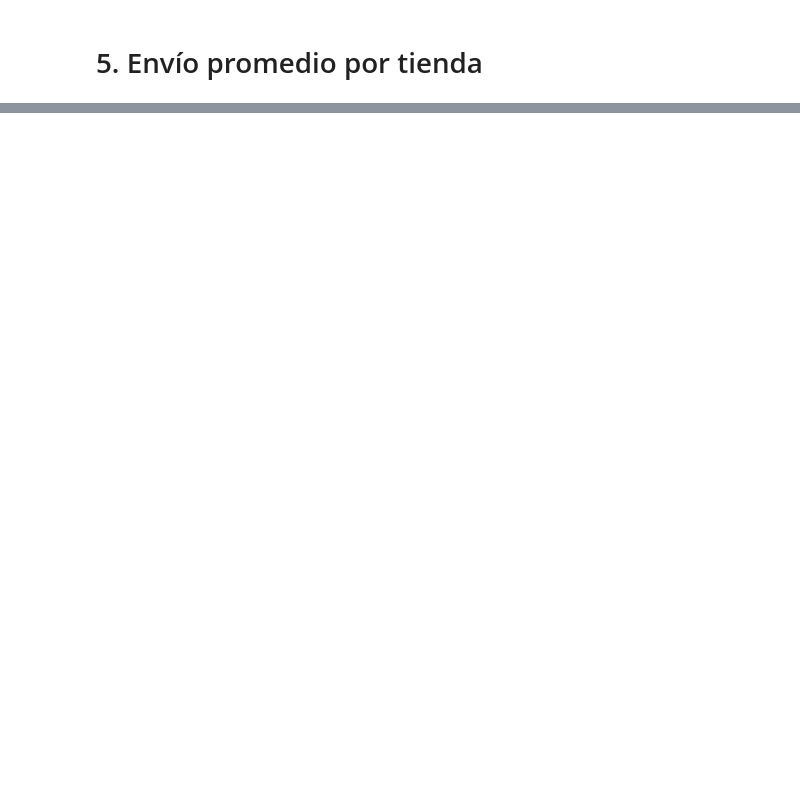
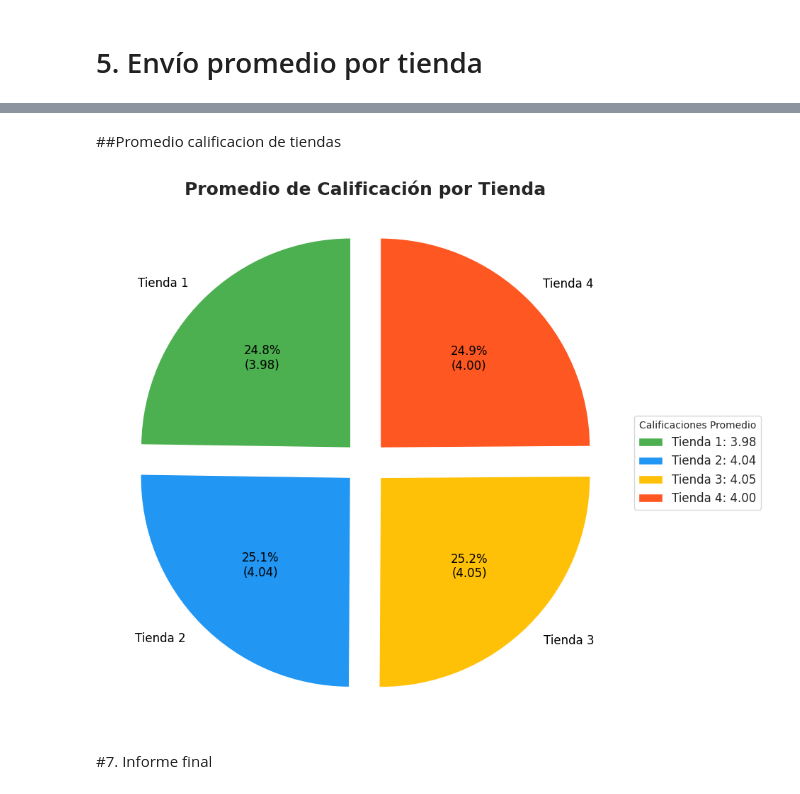
Before and after one commit to Dannydejesus/Alura-Store_Latam, a Jupyter notebook: AluraStoreLatam.ipynb, the cells around one changed output, grey strips where cells are left out. Drawn from its saved outputs; the diff is of its cells as text; code cells hidden in the pictures; blank space fills up the shorter version.

Commit message:
informe final

```diff
--- a/AluraStoreLatam.ipynb
+++ b/AluraStoreLatam.ipynb
@@ -60,2 +132,24 @@ tienda4.head()
 # %% [markdown]
 # 3. Calificación promedio de la tienda
+# %%
+def totalCalificacion(tcf):
+    calificacionTotal = tcf['Calificación'].sum()
+    return calificacionTotal
+
+def promedioCalificacion(pcf):
+    calificacionTotal = totalCalificacion(pcf)
+    promedio = calificacionTotal / len(pcf)
+    return round(promedio, 2)
+
+def mostrarCalificaciones(tienda, nombre_tienda):
+    total = totalCalificacion(tienda)
+    promedio = promedioCalificacion(tienda)
+    print(f"Resultados para {nombre_tienda}:\n")
+    print(f"  - Total de puntos: {total}")
+    print(f"  - Promedio de calificación: {promedio}\n")
+    print("-" * 40)
+
+mostrarCalificaciones(tienda, "Tienda 1")
+mostrarCalificaciones(tienda2, "Tienda 2")
+mostrarCalificaciones(tienda3, "Tienda 3")
+mostrarCalificaciones(tienda4, "Tienda 4")
@@ -65,0 +378,28 @@ tienda4.head()
+# %% [markdown]
+##Promedio calificacion de tiendas
+# %%
+tiendas = [tienda, tienda2, tienda3, tienda4]
+nombres_tiendas = ["Tienda 1", "Tienda 2", "Tienda 3", "Tienda 4"]
+promedios = [promedioCalificacion(tienda) for tienda in tiendas]
+colores = ['#4CAF50', '#2196F3', '#FFC107', '#FF5722']
+plt.figure(figsize=(10, 8))
+plt.title('Promedio de Calificación por Tienda', fontsize=18, fontweight='bold')
+plt.pie(
+    promedios,
+    labels=nombres_tiendas,
+    colors=colores,
+    autopct=lambda p: f"{p:.1f}%\n({p * sum(promedios) / 100:.2f})",
+    startangle=90,
+    explode=(0.1, 0.1, 0.1, 0.1),
+    textprops={'fontsize': 12, 'color': 'black'}
+)
+
+leyenda = [f"{nombre}: {promedio:.2f}" for nombre, promedio in zip(nombres_tiendas, promedios)]
+plt.legend(leyenda, title="Calificaciones Promedio", bbox_to_anchor=(1, 0.5), loc='center left', fontsize=12)
+
+plt.tight_layout()
+plt.show()
+# %% [output]
+[figure, added]
+# %% [markdown]
+#7. Informe final
```
Also changed, not shown: parts of 19 cells of this notebook.
